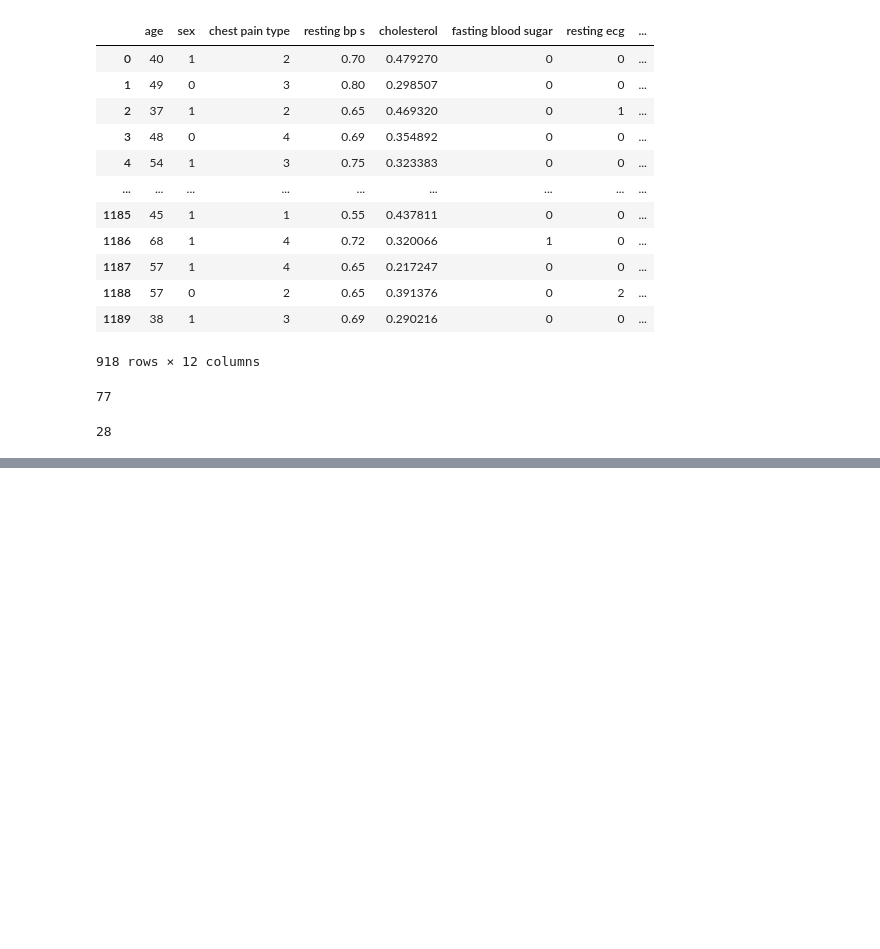
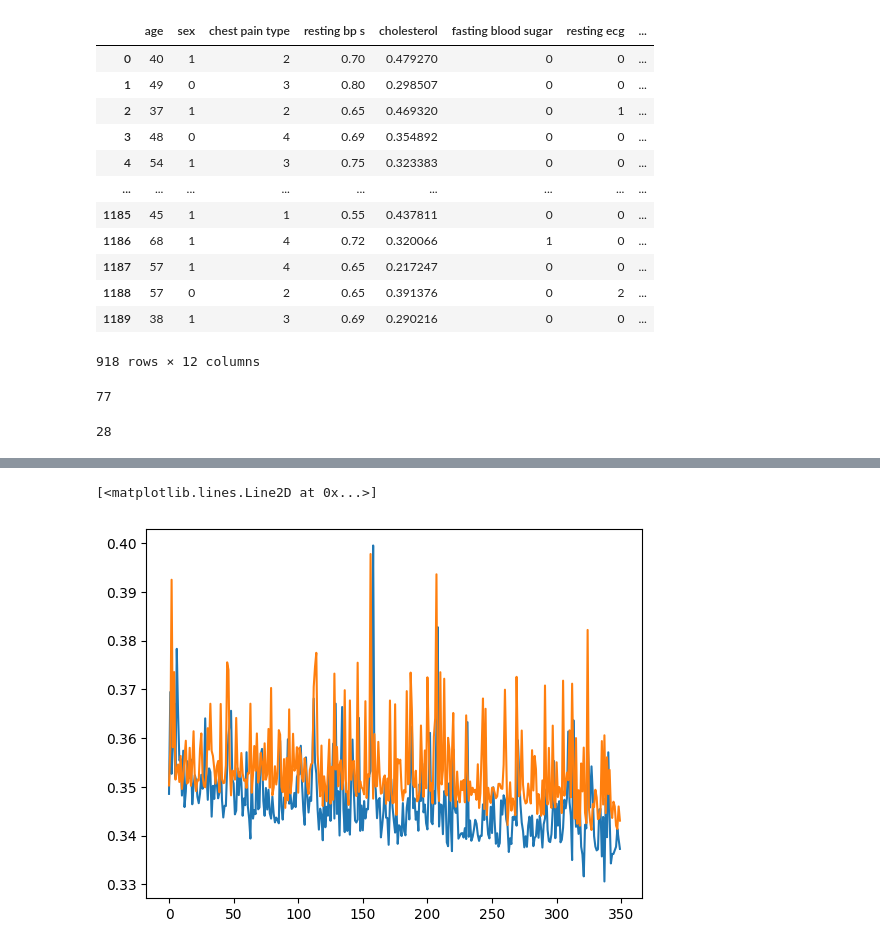
Before and after one commit to pranjalthakur25/MLProjects, a Jupyter notebook: Heart_DIsease_Prediction.ipynb, the cells around one changed output, grey strips where cells are left out. Saved outputs shown, nothing was run; the diff lists cells and outputs as text; code cells hidden in the pictures; blank space fills up the shorter version.

```diff
--- a/Heart_DIsease_Prediction.ipynb
+++ b/Heart_DIsease_Prediction.ipynb
@@ -171,0 +207,6 @@ df['age'].min()
+# %%
+
+model.compile(loss='binary_crossentropy',optimizer='Adam',metrics=['accuracy'])
+# %%
+x=df.drop(columns=['target'])
+y=df['target']
@@ -171,0 +244,5 @@ df['age'].min()
+# %%
+from sklearn.model_selection import train_test_split
+x_train,x_test,y_train,y_test=train_test_split(x,y,test_size=0.2,random_state=1)
+# %%
+history=model.fit(x_train,y_train,epochs=350,validation_split=0.2)
@@ -171,0 +289,6 @@ df['age'].min()
+# %%
+plt.plot(history.history['loss'])
+plt.plot(history.history['val_loss'])
+# %% [output]
+[<matplotlib.lines.Line2D at 0x...>]
+[figure, added]
```
Also changed, not shown: parts of 14 cells of this notebook.
